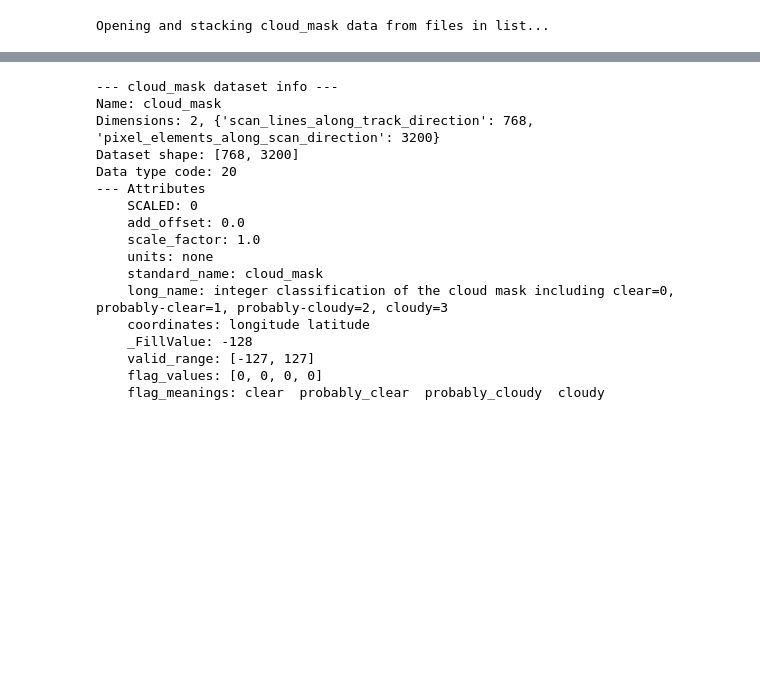
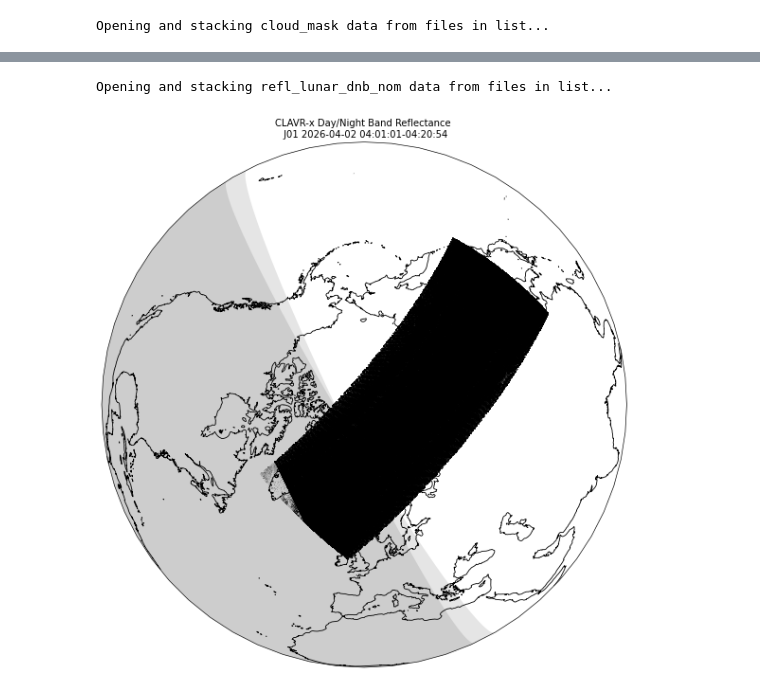
Before and after one commit to jesseturner/spectral_analysis, a Jupyter notebook: explore_clavrx_jpss_data.ipynb, the cells around one changed output, grey strips where cells are left out. Drawn from its saved outputs; the diff is of its cells as text; code cells hidden in the pictures; blank space fills up the shorter version.

```diff
--- a/explore_clavrx_jpss_data.ipynb
+++ b/explore_clavrx_jpss_data.ipynb
@@ -124,32 +188,27 @@ ccl_nwp
-# %%
-dataset = 'cloud_mask'
-
-file = SD(example_file, SDC.READ)
-print(f"--- {dataset} dataset info ---")
-sample = file.select(dataset)
-print(f"Name: {sample.info()[0]}")
-print(f"Dimensions: {sample.info()[1]}, {sample.dimensions()}")
-print(f"Dataset shape: {sample.info()[2]}")
-print(f"Data type code: {sample.info()[3]}")
-print("--- Attributes")
-attrs = sample.attributes()
-for key, value in attrs.items():
-    print(f"    {key}: {value}")
-# %% [output]
---- cloud_mask dataset info ---
-Name: cloud_mask
-Dimensions: 2, {'scan_lines_along_track_direction': 768, 'pixel_elements_along_scan_direction': 3200}
-Dataset shape: [768, 3200]
-Data type code: 20
---- Attributes
-    SCALED: 0
-    add_offset: 0.0
-    scale_factor: 1.0
-    units: none
-    standard_name: cloud_mask
-    long_name: integer classification of the cloud mask including clear=0, probably-clear=1, probably-cloudy=2, cloudy=3
-    coordinates: longitude latitude
-    _FillValue: -128
-    valid_range: [-127, 127]
-    flag_values: [0, 0, 0, 0]
-    flag_meanings: clear  probably_clear  probably_cloudy  cloudy
+# %%
+dnb_refl = opening_clavrx(filepath_list_sat_time, dataset='refl_lunar_dnb_nom')
+dnb_refl_ds = dnb_refl[::fy, ::fx]
+# %% [output]
+Opening and stacking refl_lunar_dnb_nom data from files in list...
+# %%
+dt_start = get_datetime(filepath_list_sat_time[0])
+dt_end = get_datetime(filepath_list_sat_time[-1])
+
+fig,ax=plt.subplots(1, figsize=(12,12),subplot_kw={'projection': ccrs.Orthographic(central_latitude=90)}, dpi=60)
+
+ax.scatter(longitudes_ds, latitudes_ds, c=dnb_refl_ds,
+           transform=ccrs.PlateCarree(),
+           cmap='gray',
+           s=0.1, marker='s',
+           vmin=-32000, vmax=24000)
+
+ax.set_title(f"CLAVR-x Day/Night Band Reflectance \n {sat_str.upper()} {dt_start.strftime("%Y-%m-%d")} {dt_start.strftime("%H:%M:%S")}-{dt_end.strftime("%H:%M:%S")}")
+ax.set_global()
+ax.coastlines(resolution='50m', color='black', linewidth=1)
+ax.add_feature(Nightshade(dt_start), alpha=0.1)
+ax.add_feature(Nightshade(dt_end), alpha=0.1)
+
+plt.show()
+fig.savefig(f"plots/2026_04_29_dnb_refl_terminator_{sat_str}_{dt_start.strftime("%Y_%m_%d_%H")}.png", dpi=300)
+# %% [output]
+[figure, added]
```
Also changed, not shown: parts of 7 cells of this notebook.
